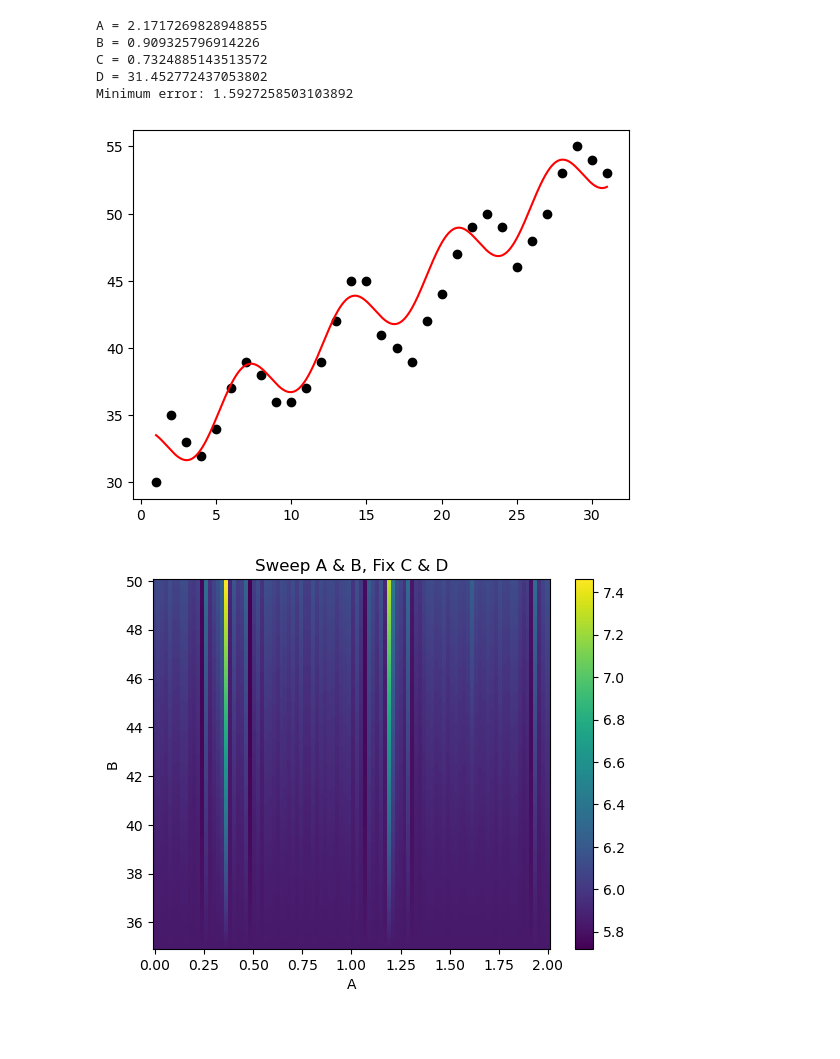
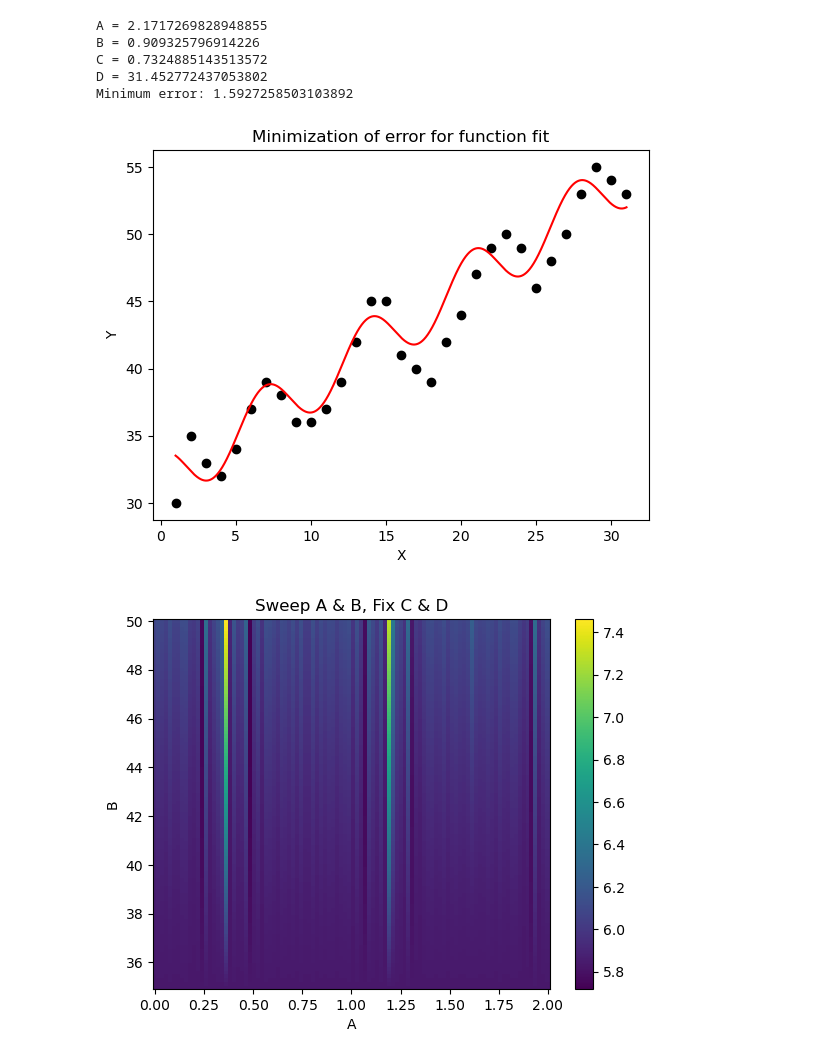
Before and after one commit to JimmiedWhatMom69420/EE399repo, a Jupyter notebook: HW1-399.ipynb, the cells around one changed output. Cells and saved outputs as stored; diff of their text form; code cells hidden in the pictures; blank space fills up the shorter version.

```diff
--- a/HW1-399.ipynb
+++ b/HW1-399.ipynb
@@ -29,34 +29,37 @@ popt, pcov = curve_fit(func, X, Y, initial_guess)
 
 # Extract the parameters
 A, B, C, D = popt
 
 # Print the parameters
 print("A =", A)
 print("B =", B)
 print("C =", C)
 print("D =", D)
 
 # Calculate the minimum error
 n = len(X) #31
 
 # Y_fit = func(X, A, B, C, D)
 error = np.sqrt(np.sum((func(X, A, B, C, D) - Y)**2) / n)
 print("Minimum error:", error)
 
 tt = np.arange(1, 31.01, 0.01) #x axis
 yfit = (A*np.cos(B*tt)+C*tt+D) #y axis
 
 # Plot the data and the fitted function
 plt.plot(np.arange(1, 32), Y, 'ko')
 plt.plot(tt, yfit, 'r-')
+plt.xlabel('X')
+plt.ylabel('Y')
+plt.title('Minimization of error for function fit')
 plt.show()
 # %% [output]
 A = 2.1717269828948855
 B = 0.909325796914226
 C = 0.7324885143513572
 D = 31.452772437053802
 Minimum error: 1.5927258503103892
-[figure, old version]
+[figure, new version]
 # %%
 # A = 2.1717269828948855
 # B = 0.909325796914226
```
